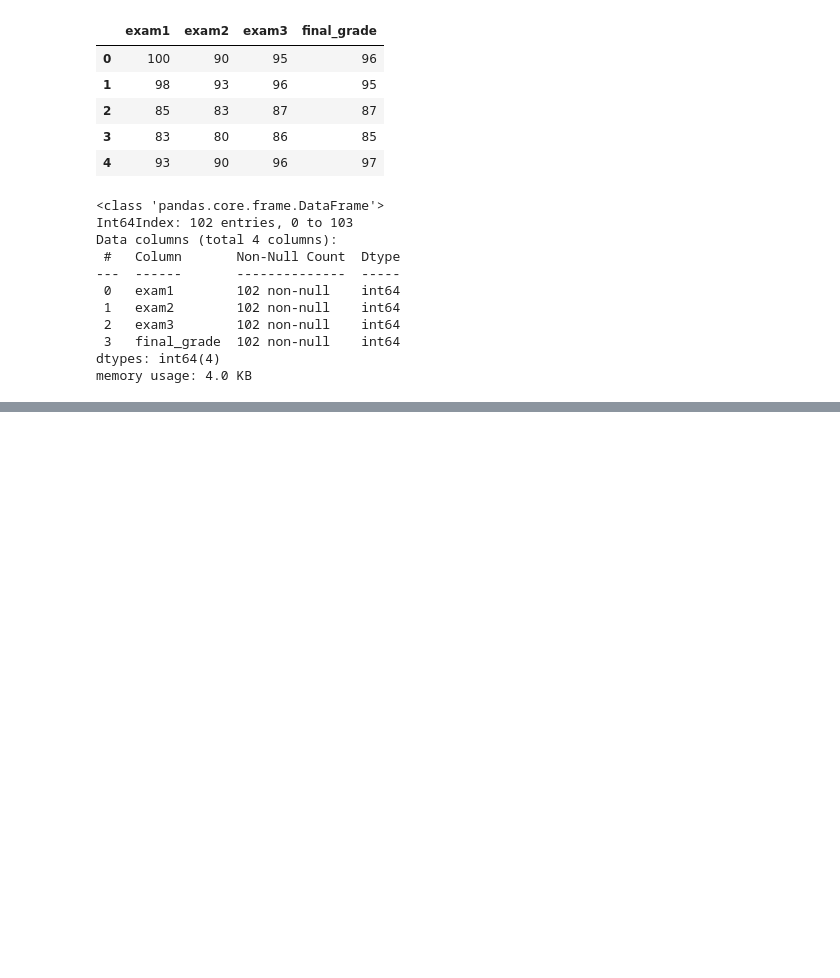
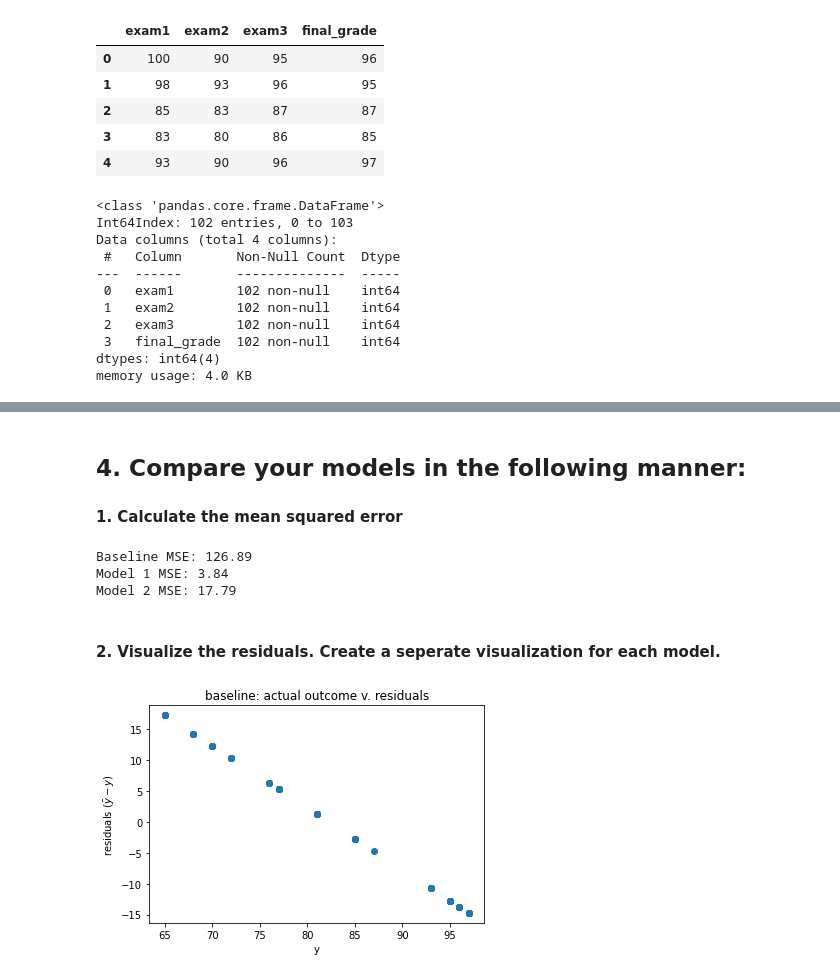
Before and after one commit to Promeos/regression-exercises, a Jupyter notebook: model.ipynb, the cells around one changed output, grey strips where cells are left out. Saved outputs shown, nothing was run; the diff lists cells and outputs as text; code cells hidden in the pictures; blank space fills up the shorter version.

```diff
--- a/model.ipynb
+++ b/model.ipynb
@@ -89,0 +54,5 @@ Tune your models using validate to improve performance. Select the model w/ the
+# %%
+df_model_evals = pd.DataFrame()
+
+df_model_evals['y'] = y_train
+df_model_evals['baseline'] = y_train.mean()
@@ -89,0 +61,4 @@ Tune your models using validate to improve performance. Select the model w/ the
+# %%
+ols_model = ols('final_grade ~ exam1', data=train).fit()
+
+df_model_evals['yhat'] = ols_model.predict(df.exam1)
@@ -89,0 +67,32 @@ Tune your models using validate to improve performance. Select the model w/ the
+# %%
+ols_model = ols('final_grade ~ exam2', data=train).fit()
+
+df_model_evals['yhat2'] = ols_model.predict(df.exam2)
+# %% [markdown]
+## 4. Compare your models in the following manner:
+#### 1. Calculate the mean squared error
+# %%
+df_model_evals['base_residuals'] = df_model_evals.baseline - df_model_evals.y
+df_model_evals['residuals1'] = df_model_evals.yhat - df_model_evals.y
+df_model_evals['residuals2'] = df_model_evals.yhat2 - df_model_evals.y
+# %%
+mseb = mean_squared_error(y_train, df_model_evals.baseline)
+mse1 = mean_squared_error(y_train, df_model_evals.yhat)
+mse2 = mean_squared_error(y_train, df_model_evals.yhat2)
+
+print(f"Baseline MSE: {mseb:.2f}")
+print(f"Model 1 MSE: {mse1:.2f}")
+print(f"Model 2 MSE: {mse2:.2f}")
+# %% [output]
+Baseline MSE: 126.89
+Model 1 MSE: 3.84
+Model 2 MSE: 17.79
+# %% [markdown]
+#### 2. Visualize the residuals. Create a seperate visualization for each model.
+# %%
+plt.scatter(df_model_evals.y, df_model_evals.base_residuals)
+plt.title('baseline: actual outcome v. residuals')
+plt.xlabel('y')
+plt.ylabel('residuals ($\\bar{y} - y)$');
+# %% [output]
+[figure, added]
```
Also changed, not shown: parts of 42 cells of this notebook, 1 other file.
